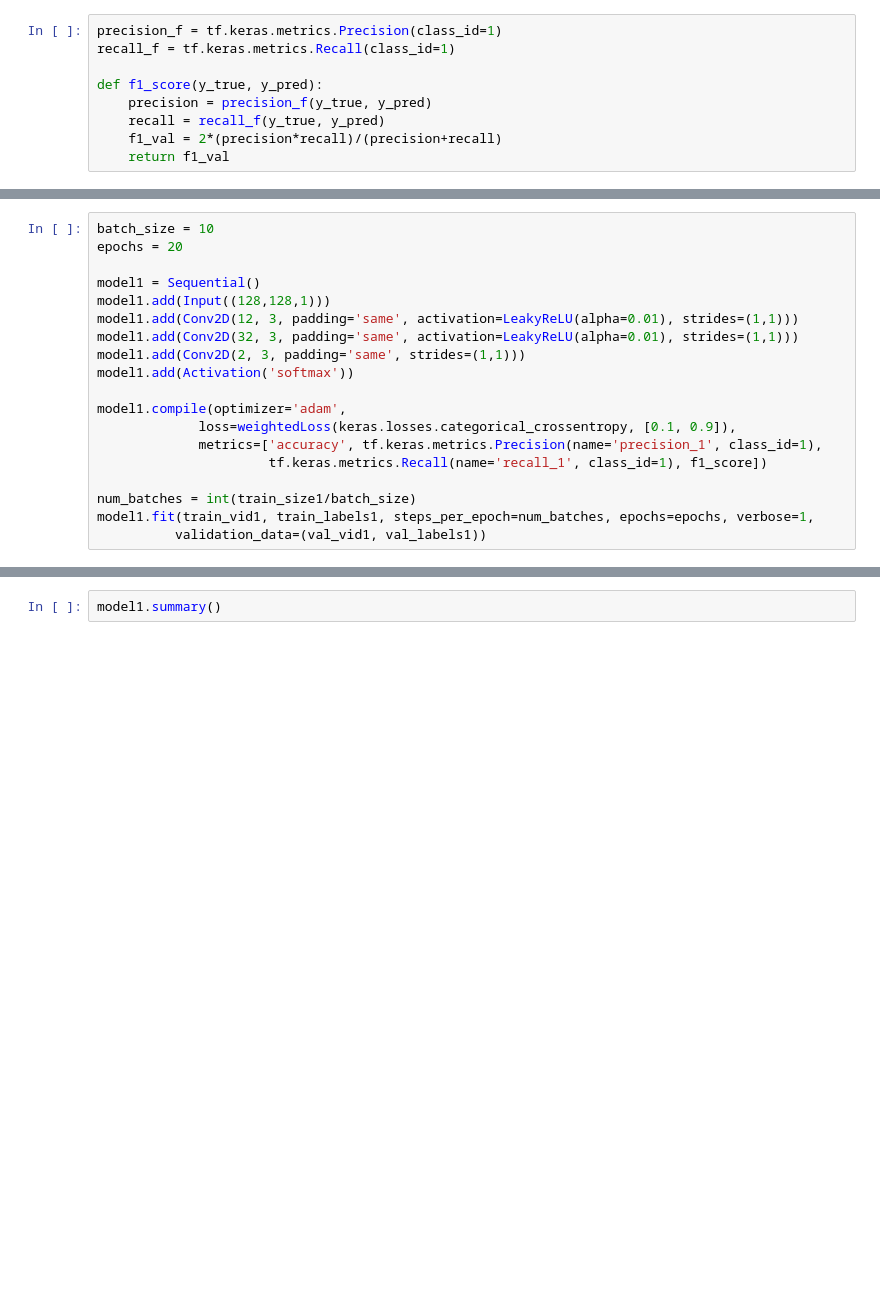
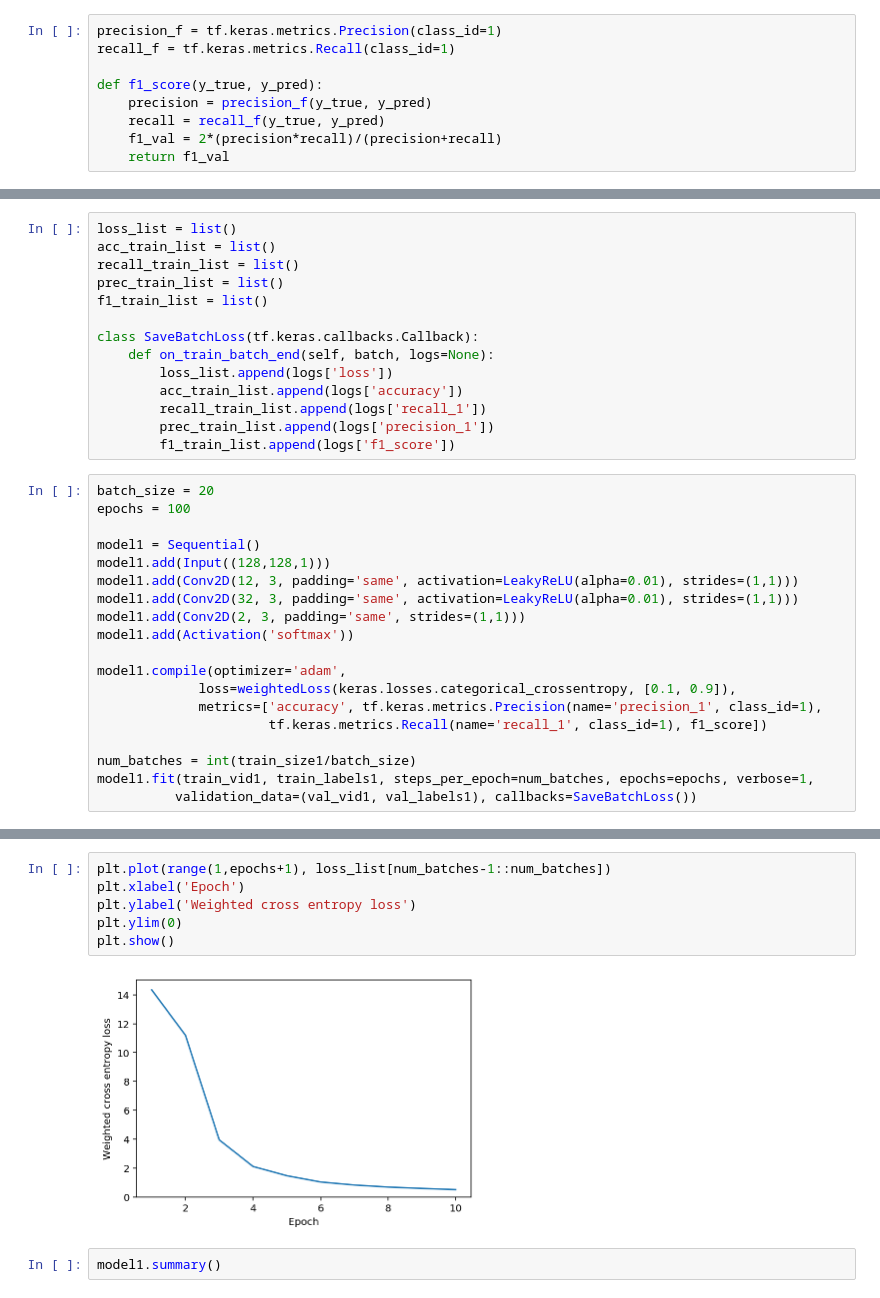
Before and after one commit to YoussefAithaddou/particle-detection-and-prediction, a Jupyter notebook: particle_detection.ipynb, the cells around one changed output, grey strips where cells are left out. Cells and saved outputs as stored; diff of their text form; blank space fills up the shorter version.

Commit message:
added some visualizations of results

```diff
--- a/particle_detection.ipynb
+++ b/particle_detection.ipynb
@@ -112,6 +112,20 @@ def f1_score(y_true, y_pred):
+# %%
+loss_list = list()
+acc_train_list = list()
+recall_train_list = list()
+prec_train_list = list()
+f1_train_list = list()
+
+class SaveBatchLoss(tf.keras.callbacks.Callback):
+    def on_train_batch_end(self, batch, logs=None):
+        loss_list.append(logs['loss'])
+        acc_train_list.append(logs['accuracy'])
+        recall_train_list.append(logs['recall_1'])
+        prec_train_list.append(logs['precision_1'])
+        f1_train_list.append(logs['f1_score'])
 # %%
-batch_size = 10
-epochs = 20
+batch_size = 20
+epochs = 100
 
 model1 = Sequential()
 model1.add(Input((128,128,1)))
@@ -127,5 +141,5 @@ model1.compile(optimizer='adam',
 
 num_batches = int(train_size1/batch_size)
 model1.fit(train_vid1, train_labels1, steps_per_epoch=num_batches, epochs=epochs, verbose=1,
-          validation_data=(val_vid1, val_labels1))
+          validation_data=(val_vid1, val_labels1), callbacks=SaveBatchLoss())
 # %% [output]
@@ -149,4 +166,12 @@ Epoch 20/20
 <keras.callbacks.History at 0x...>
+# %%
+plt.plot(range(1,epochs+1), loss_list[num_batches-1::num_batches])
+plt.xlabel('Epoch')
+plt.ylabel('Weighted cross entropy loss')
+plt.ylim(0)
+plt.show()
+# %% [output]
+[figure, added]
 # %%
 model1.summary()
 # %% [output]
```
Also changed, not shown: parts of 9 cells of this notebook.
